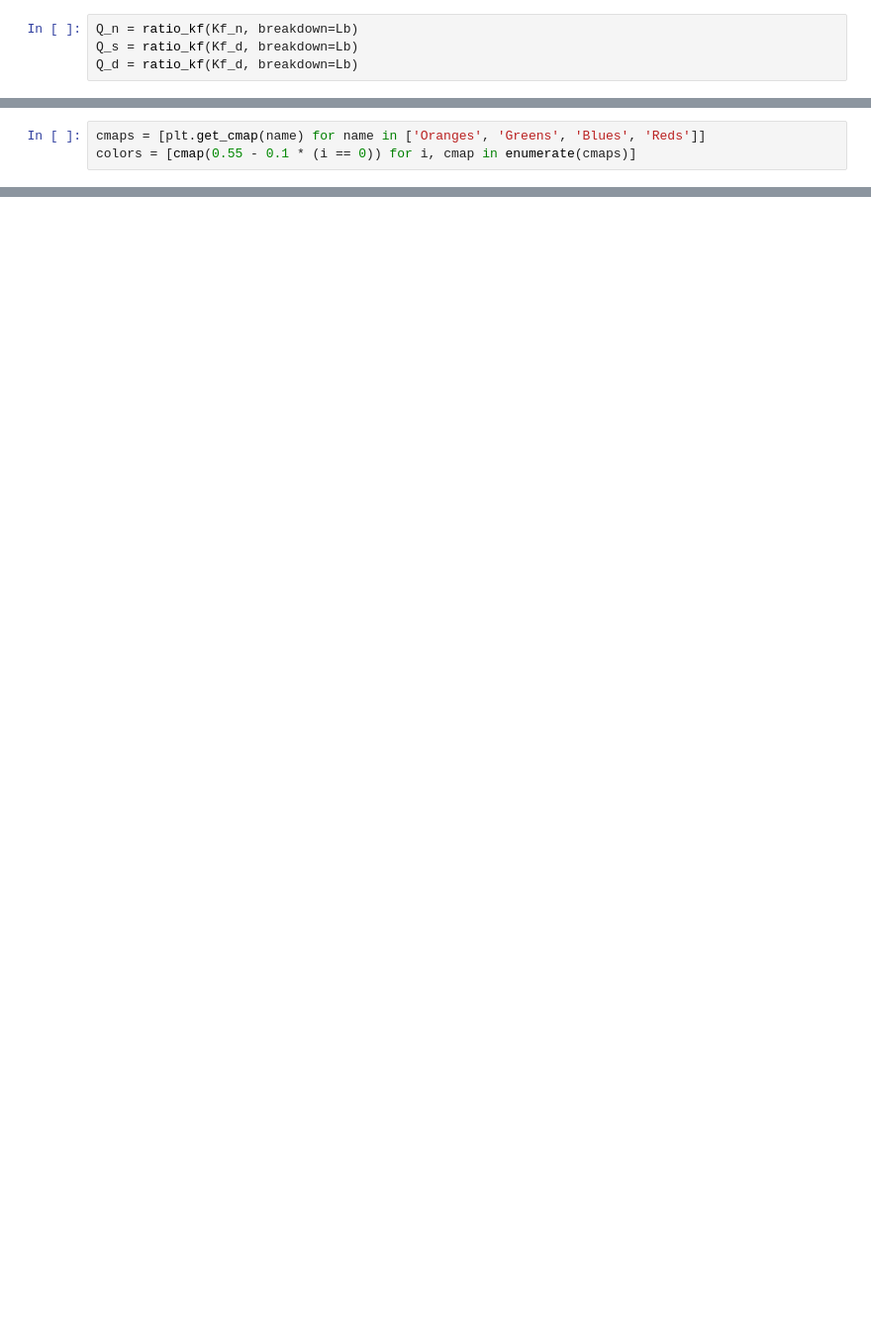
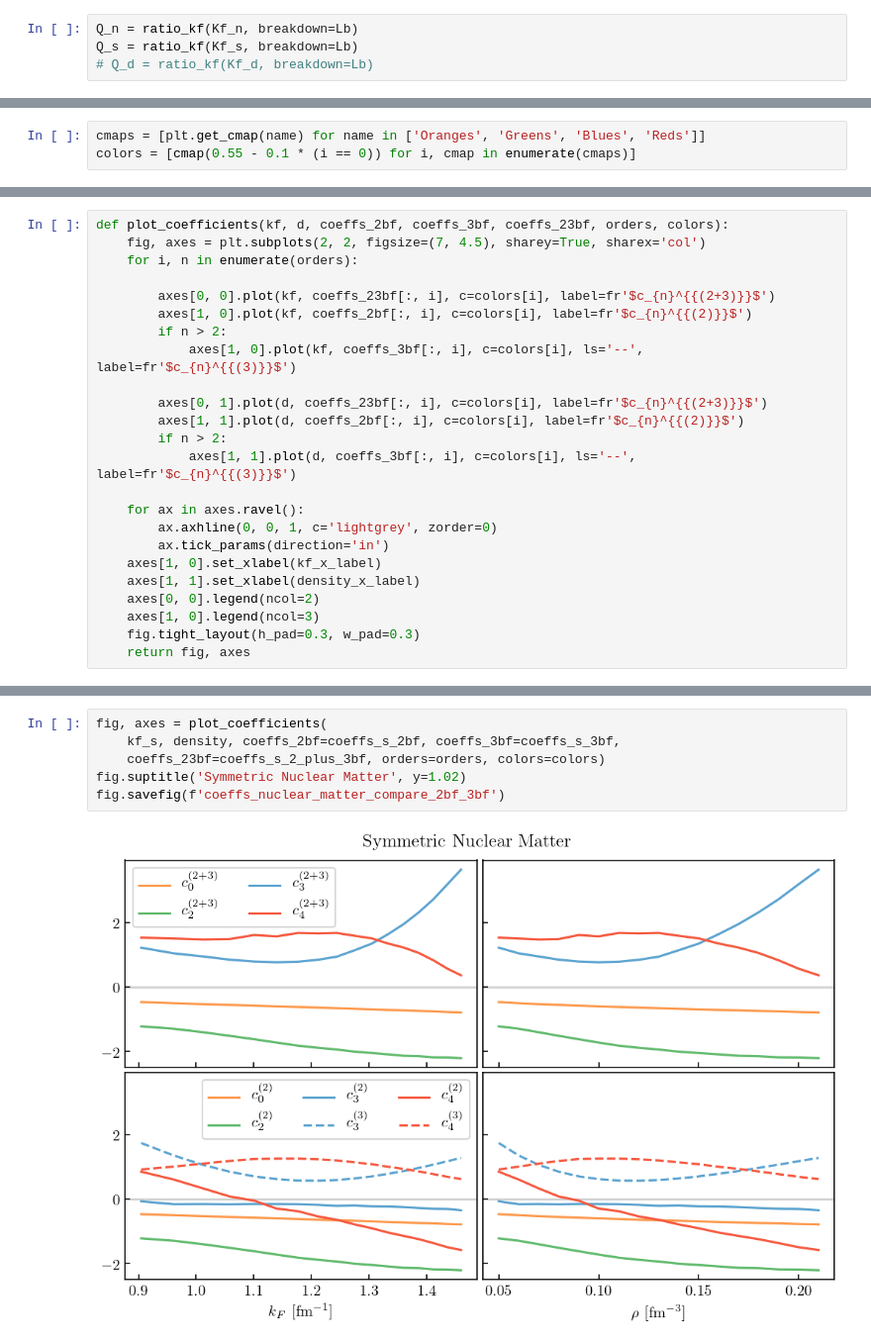
Before and after one commit to buqeye/nuclear-matter-convergence, a Jupyter notebook: analysis/3BF_convergence.ipynb, the cells around one changed output, grey strips where cells are left out. Shown at 99% size. Cells and saved outputs as stored; diff of their text form; blank space fills up the shorter version.

```diff
--- a/analysis/3BF_convergence.ipynb
+++ b/analysis/3BF_convergence.ipynb
@@ -142,8 +143,8 @@ y_s_3bf = y_s_2_plus_3bf - y_s_2bf
 y_d_3bf = y_d_2_plus_3bf - y_d_2bf
 # %%
 Q_n = ratio_kf(Kf_n, breakdown=Lb)
-Q_s = ratio_kf(Kf_d, breakdown=Lb)
-Q_d = ratio_kf(Kf_d, breakdown=Lb)
+Q_s = ratio_kf(Kf_s, breakdown=Lb)
+# Q_d = ratio_kf(Kf_d, breakdown=Lb)
 # %%
 coeffs_n_2_plus_3bf = gm.coefficients(y_n_2_plus_3bf, Q_n, ref_2bf, orders=orders)
 coeffs_s_2_plus_3bf = gm.coefficients(y_s_2_plus_3bf, Q_s, ref_2bf, orders=orders)
@@ -161,0 +180,24 @@ colors = [cmap(0.55 - 0.1 * (i == 0)) for i, cmap in enumerate(cmaps)]
+# %%
+def plot_coefficients(kf, d, coeffs_2bf, coeffs_3bf, coeffs_23bf, orders, colors):
+    fig, axes = plt.subplots(2, 2, figsize=(7, 4.5), sharey=True, sharex='col')
+    for i, n in enumerate(orders):
+
+        axes[0, 0].plot(kf, coeffs_23bf[:, i], c=colors[i], label=fr'$c_{n}^{{(2+3)}}$')
+        axes[1, 0].plot(kf, coeffs_2bf[:, i], c=colors[i], label=fr'$c_{n}^{{(2)}}$')
+        if n > 2:
+            axes[1, 0].plot(kf, coeffs_3bf[:, i], c=colors[i], ls='--', label=fr'$c_{n}^{{(3)}}$')
+
+        axes[0, 1].plot(d, coeffs_23bf[:, i], c=colors[i], label=fr'$c_{n}^{{(2+3)}}$')
+        axes[1, 1].plot(d, coeffs_2bf[:, i], c=colors[i], label=fr'$c_{n}^{{(2)}}$')
+        if n > 2:
+            axes[1, 1].plot(d, coeffs_3bf[:, i], c=colors[i], ls='--', label=fr'$c_{n}^{{(3)}}$')
+
+    for ax in axes.ravel():
+        ax.axhline(0, 0, 1, c='lightgrey', zorder=0)
+        ax.tick_params(direction='in')
+    axes[1, 0].set_xlabel(kf_x_label)
+    axes[1, 1].set_xlabel(density_x_label)
+    axes[0, 0].legend(ncol=2)
+    axes[1, 0].legend(ncol=3)
+    fig.tight_layout(h_pad=0.3, w_pad=0.3)
+    return fig, axes
@@ -161,0 +213,8 @@ colors = [cmap(0.55 - 0.1 * (i == 0)) for i, cmap in enumerate(cmaps)]
+# %%
+fig, axes = plot_coefficients(
+    kf_s, density, coeffs_2bf=coeffs_s_2bf, coeffs_3bf=coeffs_s_3bf,
+    coeffs_23bf=coeffs_s_2_plus_3bf, orders=orders, colors=colors)
+fig.suptitle('Symmetric Nuclear Matter', y=1.02)
+fig.savefig(f'coeffs_nuclear_matter_compare_2bf_3bf')
+# %% [output]
+[figure, added]
```
Also changed, not shown: parts of 9 cells of this notebook, 2 other files.
